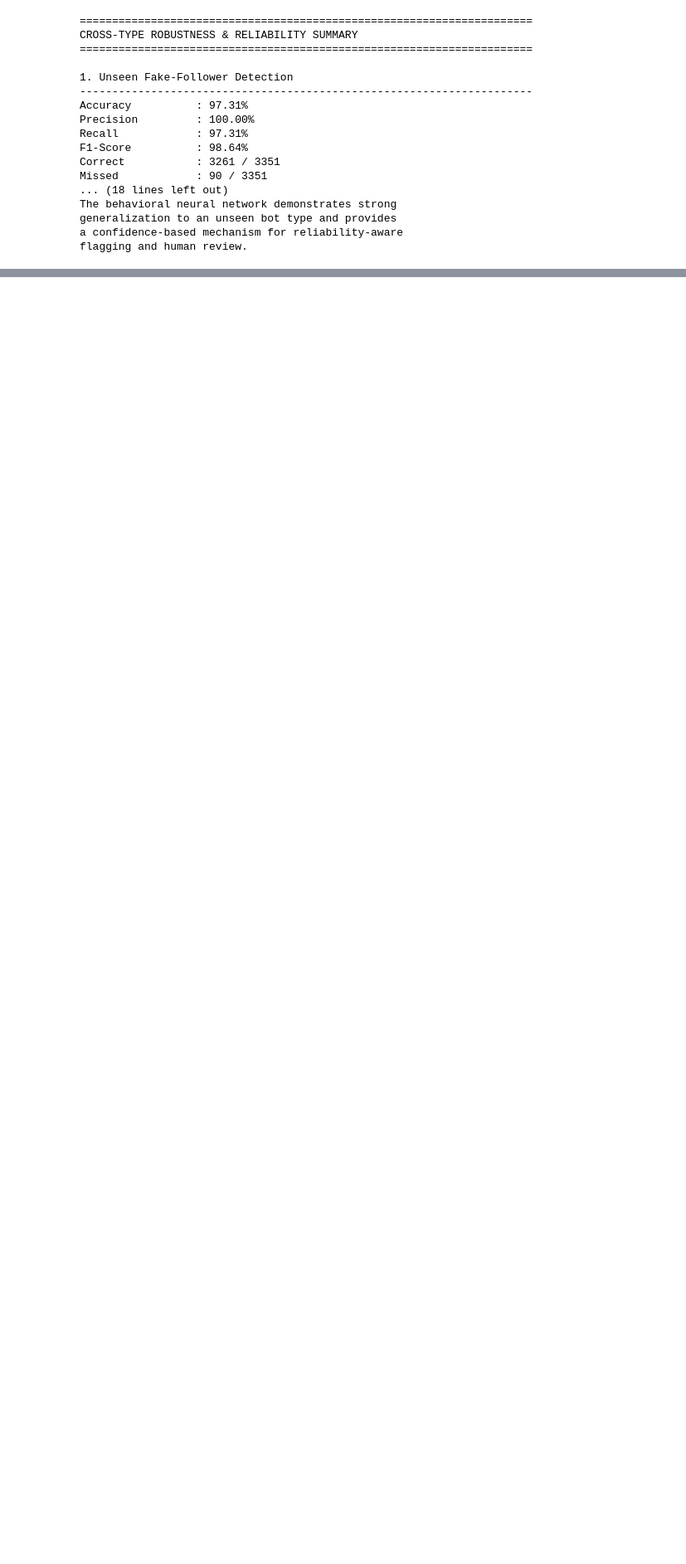
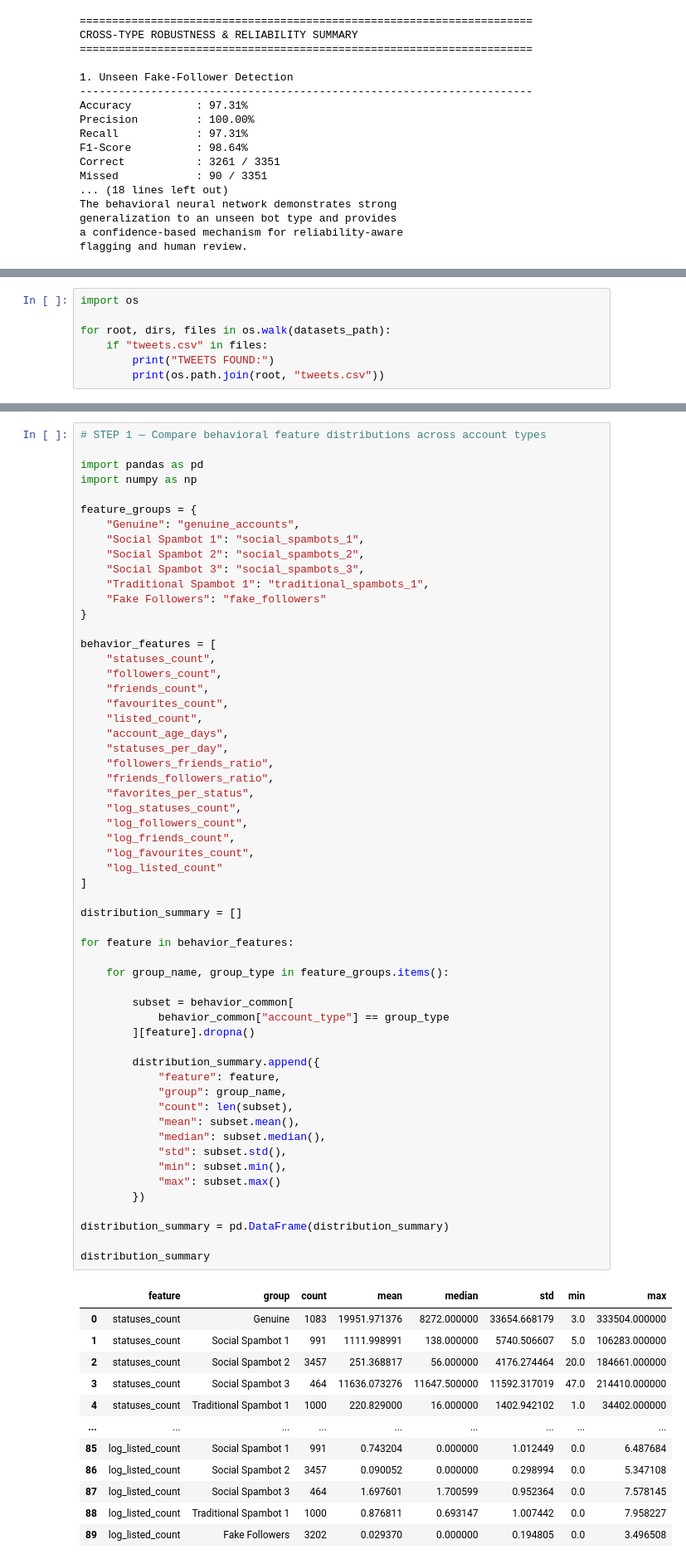
Before and after one commit to almasaji133-bytez/AI-BOT-DETECTION, a Jupyter notebook: notebooks/04_behavioral_neural_network.ipynb, the cells around one changed output, grey strips where cells are left out. Shown at 83% size. Drawn from its saved outputs; the diff is of its cells as text; blank space fills up the shorter version.

```diff
--- a/notebooks/04_behavioral_neural_network.ipynb
+++ b/notebooks/04_behavioral_neural_network.ipynb
@@ -2313,0 +3737,7 @@ flagging and human review.
+# %%
+import os
+
+for root, dirs, files in os.walk(datasets_path):
+    if "tweets.csv" in files:
+        print("TWEETS FOUND:")
+        print(os.path.join(root, "tweets.csv"))
@@ -2313,0 +7358,70 @@ flagging and human review.
+# %%
+# STEP 1 — Compare behavioral feature distributions across account types
+
+import pandas as pd
+import numpy as np
+
+feature_groups = {
+    "Genuine": "genuine_accounts",
+    "Social Spambot 1": "social_spambots_1",
+    "Social Spambot 2": "social_spambots_2",
+    "Social Spambot 3": "social_spambots_3",
+    "Traditional Spambot 1": "traditional_spambots_1",
+    "Fake Followers": "fake_followers"
+}
+
+behavior_features = [
+    "statuses_count",
+    "followers_count",
+    "friends_count",
+    "favourites_count",
+    "listed_count",
+    "account_age_days",
+    "statuses_per_day",
+    "followers_friends_ratio",
+    "friends_followers_ratio",
+    "favorites_per_status",
+    "log_statuses_count",
+    "log_followers_count",
+    "log_friends_count",
+    "log_favourites_count",
+    "log_listed_count"
+]
+
+distribution_summary = []
+
+for feature in behavior_features:
+
+    for group_name, group_type in feature_groups.items():
+
+        subset = behavior_common[
+            behavior_common["account_type"] == group_type
+        ][feature].dropna()
+
+        distribution_summary.append({
+            "feature": feature,
+            "group": group_name,
+            "count": len(subset),
+            "mean": subset.mean(),
+            "median": subset.median(),
+            "std": subset.std(),
+            "min": subset.min(),
+            "max": subset.max()
+        })
+
+distribution_summary = pd.DataFrame(distribution_summary)
+
+distribution_summary
+# %% [output]
+|  | feature | group | count | mean | median | std | min | max |
+| 0 | statuses_count | Genuine | 1083 | 19951.971376 | 8272.000000 | 33654.668179 | 3.0 | 333504.000000 |
+| 1 | statuses_count | Social Spambot 1 | 991 | 1111.998991 | 138.000000 | 5740.506607 | 5.0 | 106283.000000 |
+| 2 | statuses_count | Social Spambot 2 | 3457 | 251.368817 | 56.000000 | 4176.274464 | 20.0 | 184661.000000 |
+| 3 | statuses_count | Social Spambot 3 | 464 | 11636.073276 | 11647.500000 | 11592.317019 | 47.0 | 214410.000000 |
+| 4 | statuses_count | Traditional Spambot 1 | 1000 | 220.829000 | 16.000000 | 1402.942102 | 1.0 | 34402.000000 |
+| ... | ... | ... | ... | ... | ... | ... | ... | ... |
+| 85 | log_listed_count | Social Spambot 1 | 991 | 0.743204 | 0.000000 | 1.012449 | 0.0 | 6.487684 |
+| 86 | log_listed_count | Social Spambot 2 | 3457 | 0.090052 | 0.000000 | 0.298994 | 0.0 | 5.347108 |
+| 87 | log_listed_count | Social Spambot 3 | 464 | 1.697601 | 1.700599 | 0.952364 | 0.0 | 7.578145 |
+| 88 | log_listed_count | Traditional Spambot 1 | 1000 | 0.876811 | 0.693147 | 1.007442 | 0.0 | 7.958227 |
+| 89 | log_listed_count | Fake Followers | 3202 | 0.029370 | 0.000000 | 0.194805 | 0.0 | 3.496508 |
```
Also changed, not shown: parts of 305 cells of this notebook, 16 other files.
